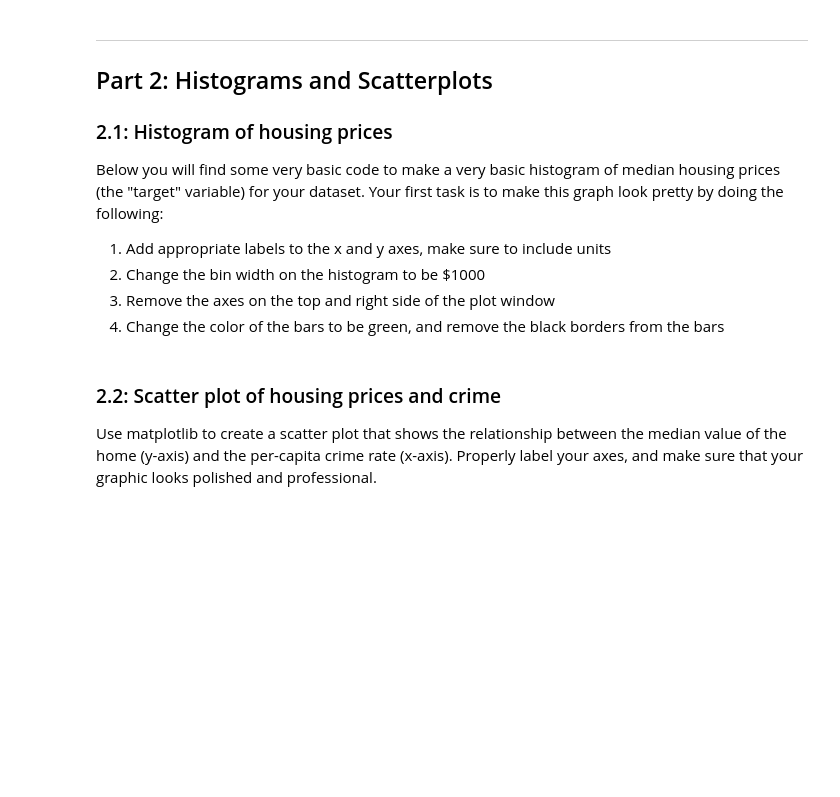
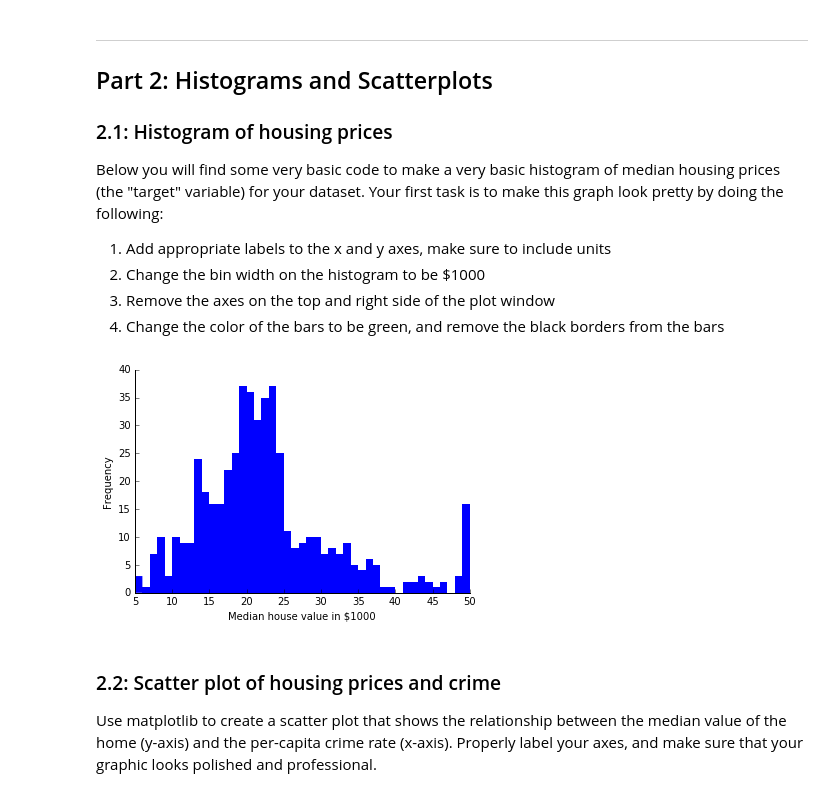
Before and after one commit to nadavash/school-vault, a Jupyter notebook: info371/ASHKENAZI_NADAV-PS1.ipynb, the cells around one changed output. Drawn from its saved outputs; the diff is of its cells as text; code cells hidden in the pictures; blank space fills up the shorter version.

```diff
--- a/info371/ASHKENAZI_NADAV-PS1.ipynb
+++ b/info371/ASHKENAZI_NADAV-PS1.ipynb
@@ -156,11 +251,23 @@ Below you will find some very basic code to make a very basic histogram of media
 4. Change the color of the bars to be green, and remove the black borders from the bars
 # %%
 # prepare IPython to work with matplotlib and import the library to something convenient
-# %matplotlib inline
+%matplotlib inline
 import matplotlib.pyplot as plt
 
 # edit the code below to make the graph look good
-plt.hist(bdata.target)
+plt.hist(bdata.target,
+         bins=range(int(min(bdata.target)), int(max(bdata.target)) + 1, 1),
+         edgecolor='none')
+plt.xlabel('Median house value in $1000')
+plt.ylabel('Frequency')
+
+axes = plt.axes()
+axes.spines['right'].set_visible(False)
+axes.spines['top'].set_visible(False)
+axes.yaxis.set_ticks_position('left')
+axes.xaxis.set_ticks_position('bottom')
+# %% [output]
+[figure, added]
 # %% [markdown]
 ### 2.2: Scatter plot of housing prices and crime
 
```
Also changed, not shown: parts of 26 cells of this notebook.
